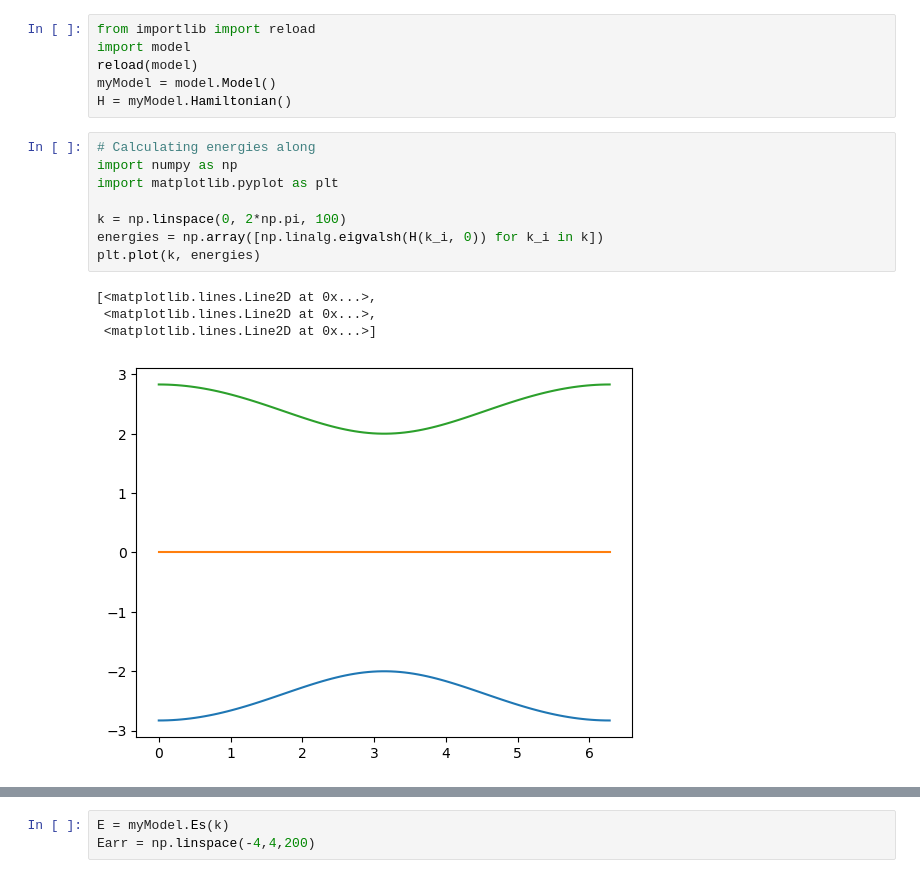
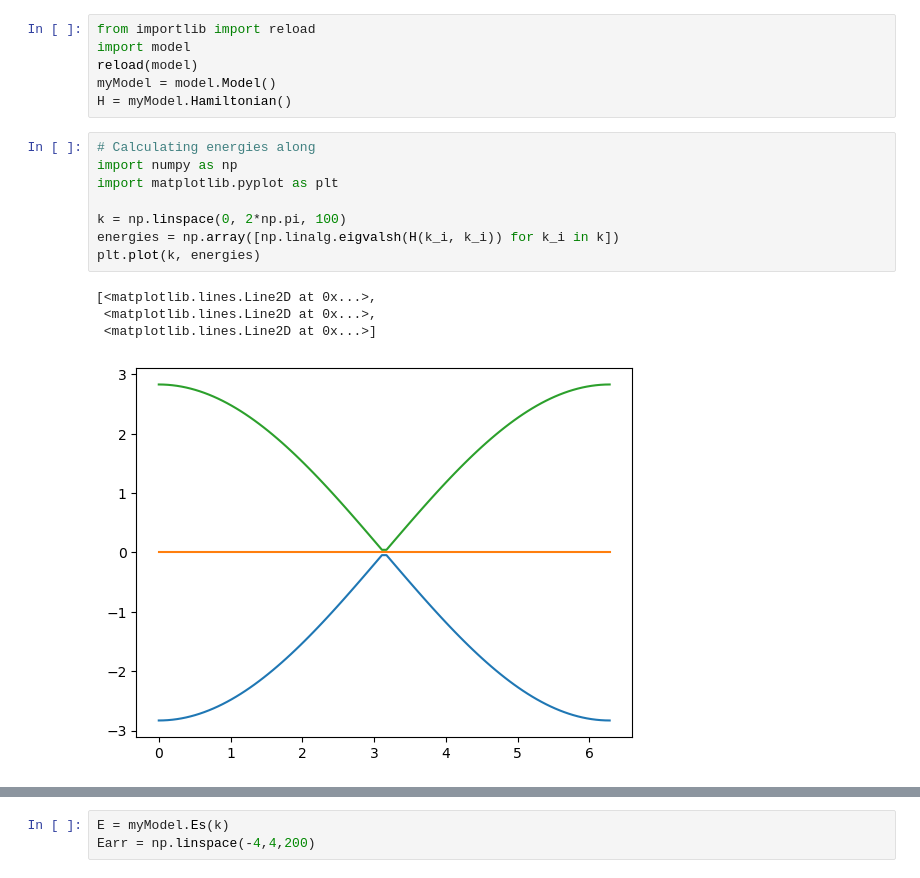
Before and after one commit to alicecarroll/Lieb-Lattice, a Jupyter notebook: calculation.ipynb, the cells around one changed output, grey strips where cells are left out. Drawn from its saved outputs; the diff is of its cells as text.

```diff
--- a/calculation.ipynb
+++ b/calculation.ipynb
@@ -7,16 +7,16 @@ H = myModel.Hamiltonian()
 # %%
 # Calculating energies along
 import numpy as np
 import matplotlib.pyplot as plt
 
 k = np.linspace(0, 2*np.pi, 100)
-energies = np.array([np.linalg.eigvalsh(H(k_i, 0)) for k_i in k])
+energies = np.array([np.linalg.eigvalsh(H(k_i, k_i)) for k_i in k])
 plt.plot(k, energies)
 # %% [output]
 [<matplotlib.lines.Line2D at 0x...>,
  <matplotlib.lines.Line2D at 0x...>,
  <matplotlib.lines.Line2D at 0x...>]
-[figure, old version]
+[figure, new version]
 # %%
 H(k[0], np.pi)
 # %% [output]
```
Also changed, not shown: parts of 3 cells of this notebook, 2 other files.
